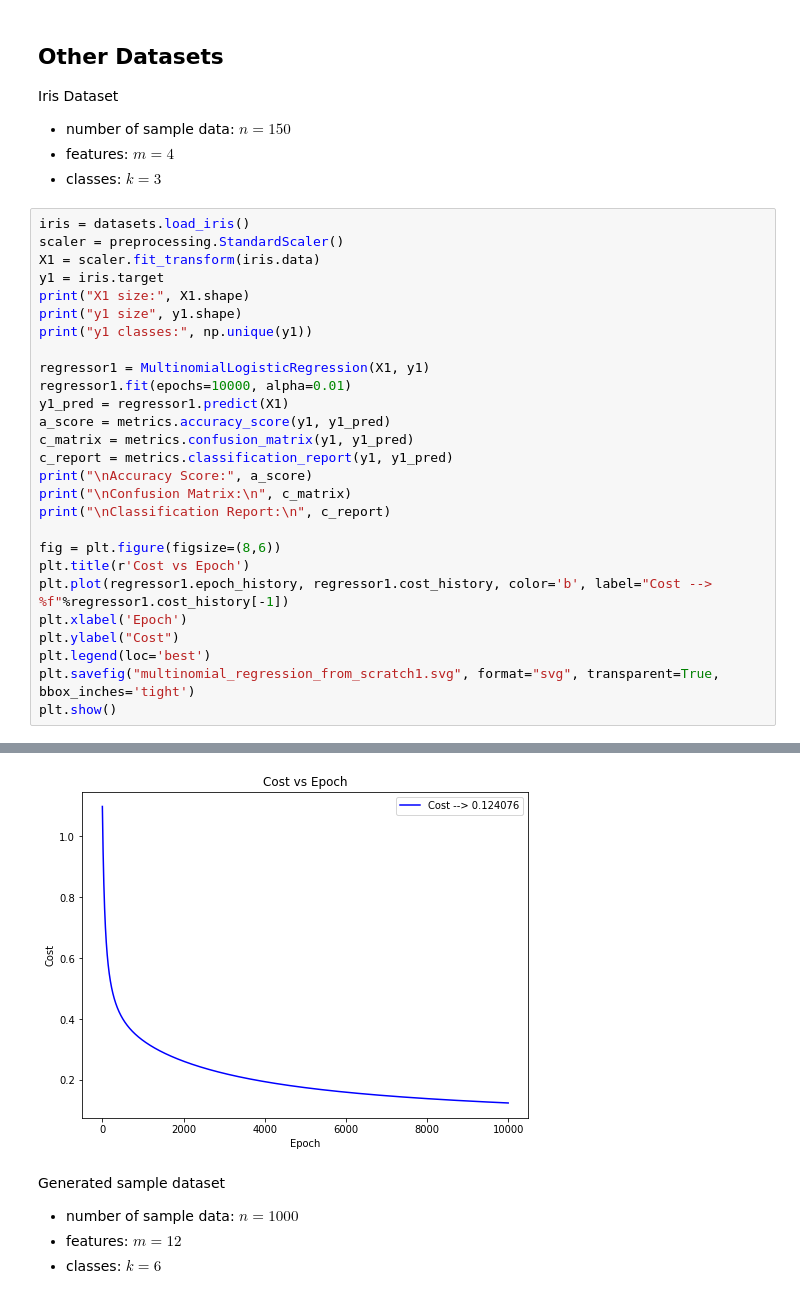
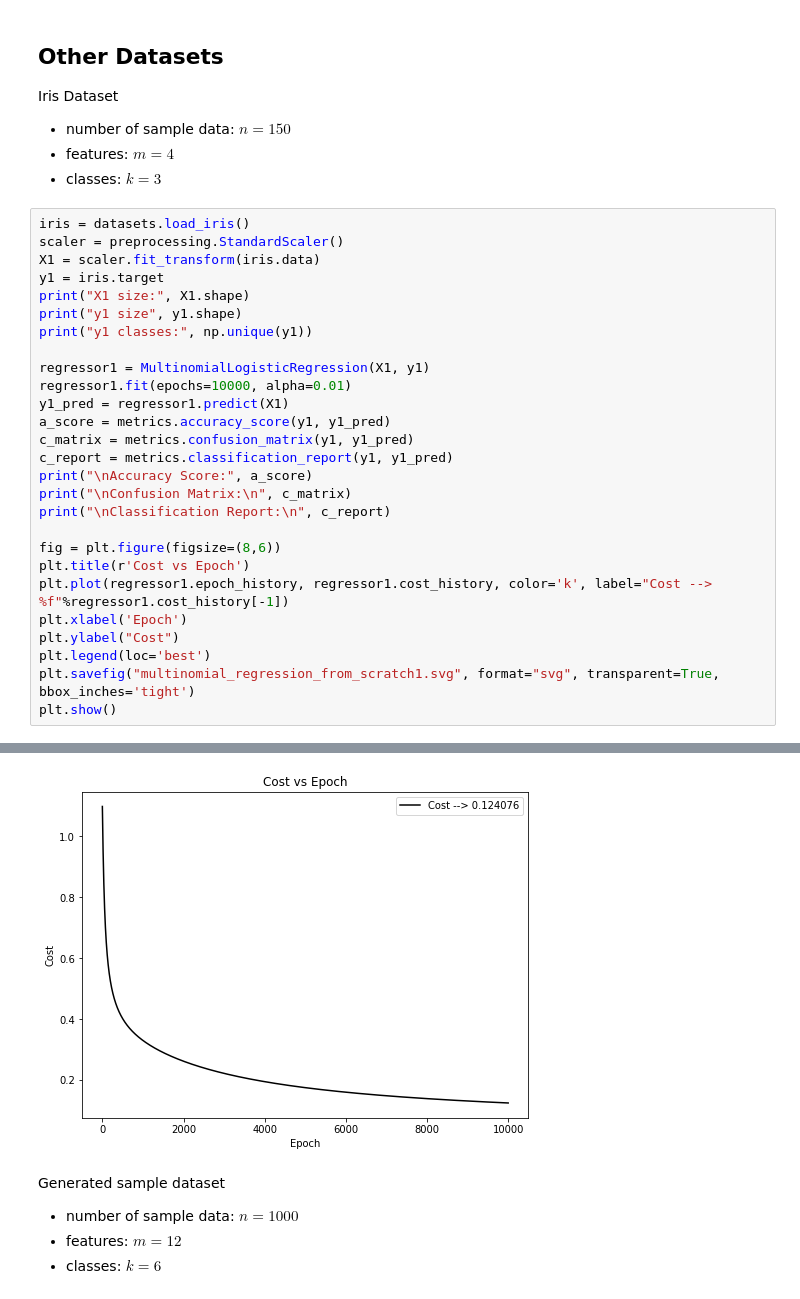
Before and after one commit to jchen8000/MLDLWithPython, a Jupyter notebook: 4_03_Multinomial_Logistic_Regression/MLR_Algorithm_Implementation.ipynb, the cells around one changed output, grey strips where cells are left out. Cells and saved outputs as stored; diff of their text form.

```diff
--- a/4_03_Multinomial_Logistic_Regression/MLR_Algorithm_Implementation.ipynb
+++ b/4_03_Multinomial_Logistic_Regression/MLR_Algorithm_Implementation.ipynb
@@ -237,35 +237,35 @@ c_matrix = metrics.confusion_matrix(y1, y1_pred)
 c_report = metrics.classification_report(y1, y1_pred)
 print("\nAccuracy Score:", a_score)
 print("\nConfusion Matrix:\n", c_matrix)
 print("\nClassification Report:\n", c_report)
 
 fig = plt.figure(figsize=(8,6))
 plt.title(r'Cost vs Epoch')
-plt.plot(regressor1.epoch_history, regressor1.cost_history, color='b', label="Cost --> %f"%regressor1.cost_history[-1])
+plt.plot(regressor1.epoch_history, regressor1.cost_history, color='k', label="Cost --> %f"%regressor1.cost_history[-1])
 plt.xlabel('Epoch')
 plt.ylabel("Cost")
 plt.legend(loc='best')
 plt.savefig("multinomial_regression_from_scratch1.svg", format="svg", transparent=True, bbox_inches='tight')
 plt.show()
 # %% [output]
 X1 size: (150, 4)
 y1 size (150,)
 y1 classes: [0 1 2]
 
 Accuracy Score: 0.9733333333333334
 
 Confusion Matrix:
  [[50  0  0]
  [ 0 47  3]
  [ 0  1 49]]
 
 Classification Report:
 ... (5 lines left out)
 
     accuracy                           0.97       150
    macro avg       0.97      0.97      0.97       150
 weighted avg       0.97      0.97      0.97       150
-[figure, old version]
+[figure, new version]
 # %% [markdown]
 Generated sample dataset
 
```
Also changed, not shown: parts of 3 cells of this notebook.
